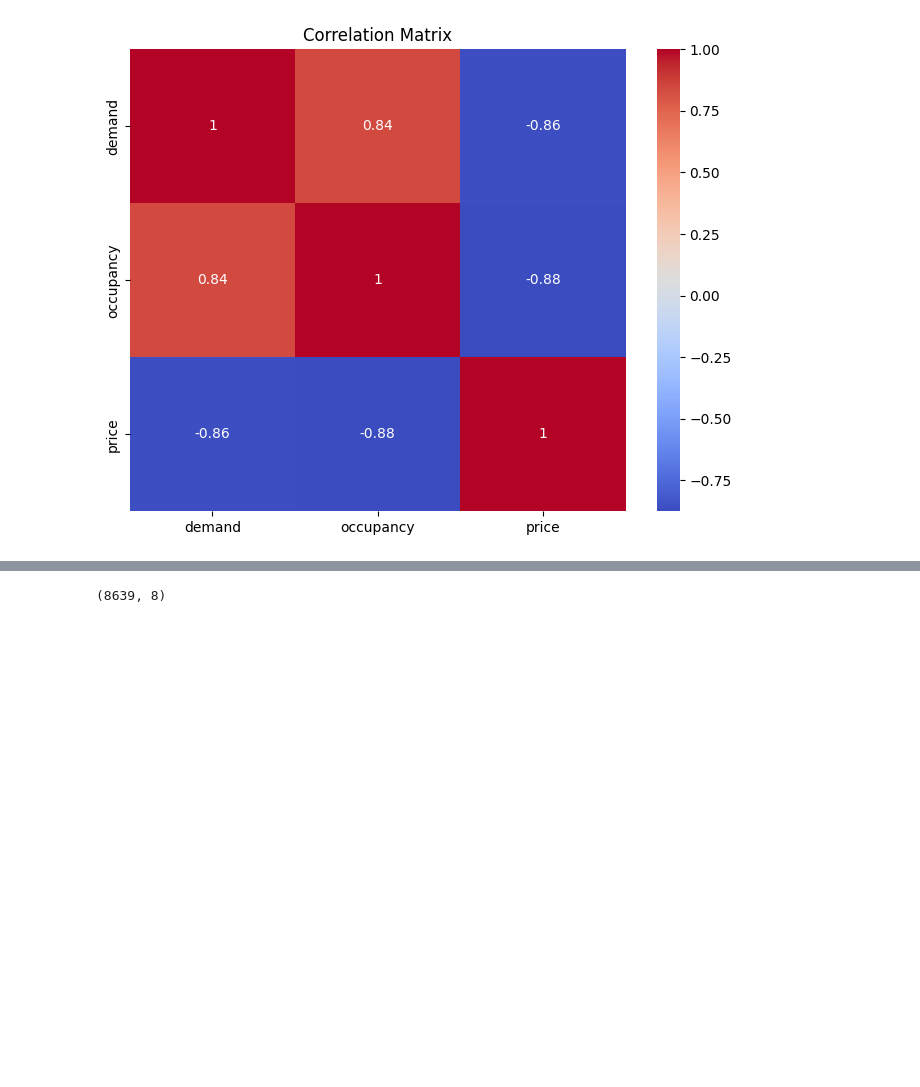
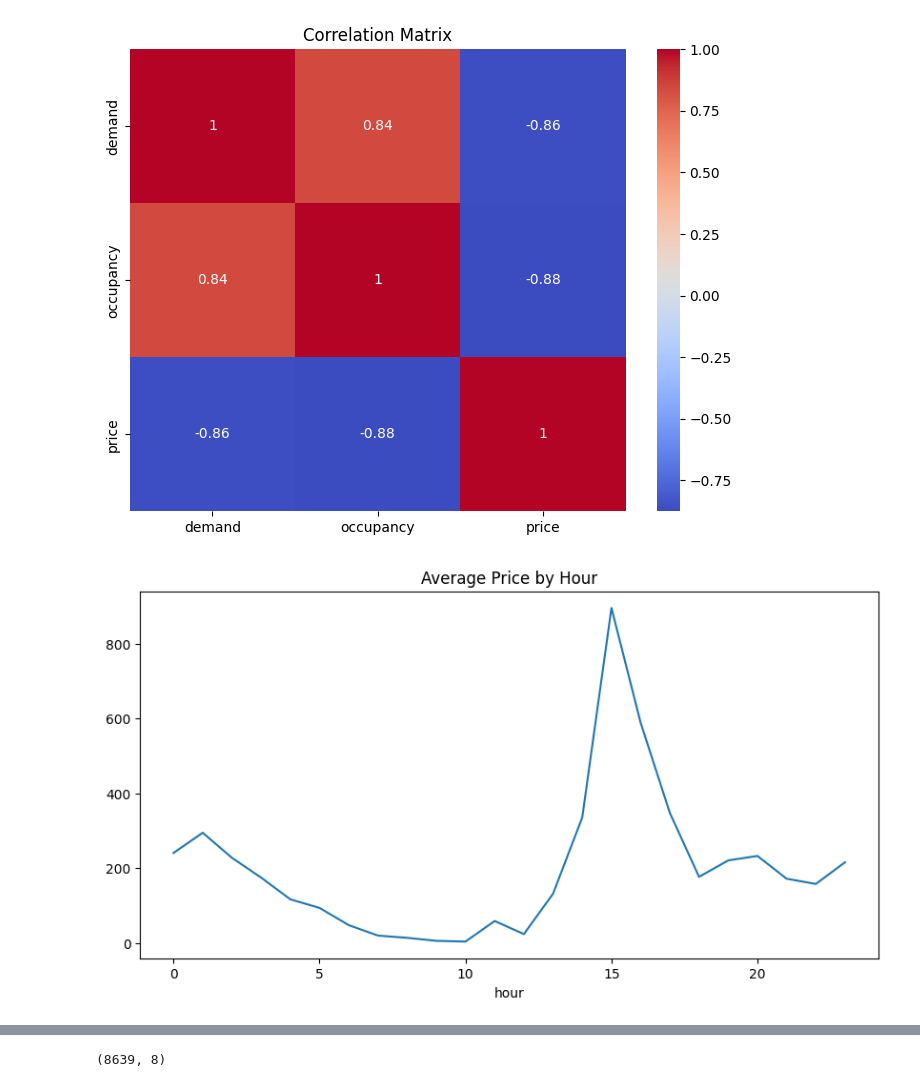
Before and after one commit to Kingdarklord15/EV_Dynamic_Pricing, a Jupyter notebook: 03_Demand_Prediction.ipynb, the cells around one changed output, grey strips where cells are left out. Cells and saved outputs as stored; diff of their text form; code cells hidden in the pictures; blank space fills up the shorter version.

```diff
--- a/03_Demand_Prediction.ipynb
+++ b/03_Demand_Prediction.ipynb
@@ -433,5 +501,11 @@ plt.title("Correlation Matrix")
 plt.show()
 # %% [output]
 [figure]
+# %%
+hourly.plot(figsize=(10,5))
+plt.title("Average Price by Hour")
+plt.show()
+# %% [output]
+[figure, new version]
 # %%
 plt.figure(figsize=(10,5))
```
Also changed, not shown: parts of 33 cells of this notebook, 6 other files.
